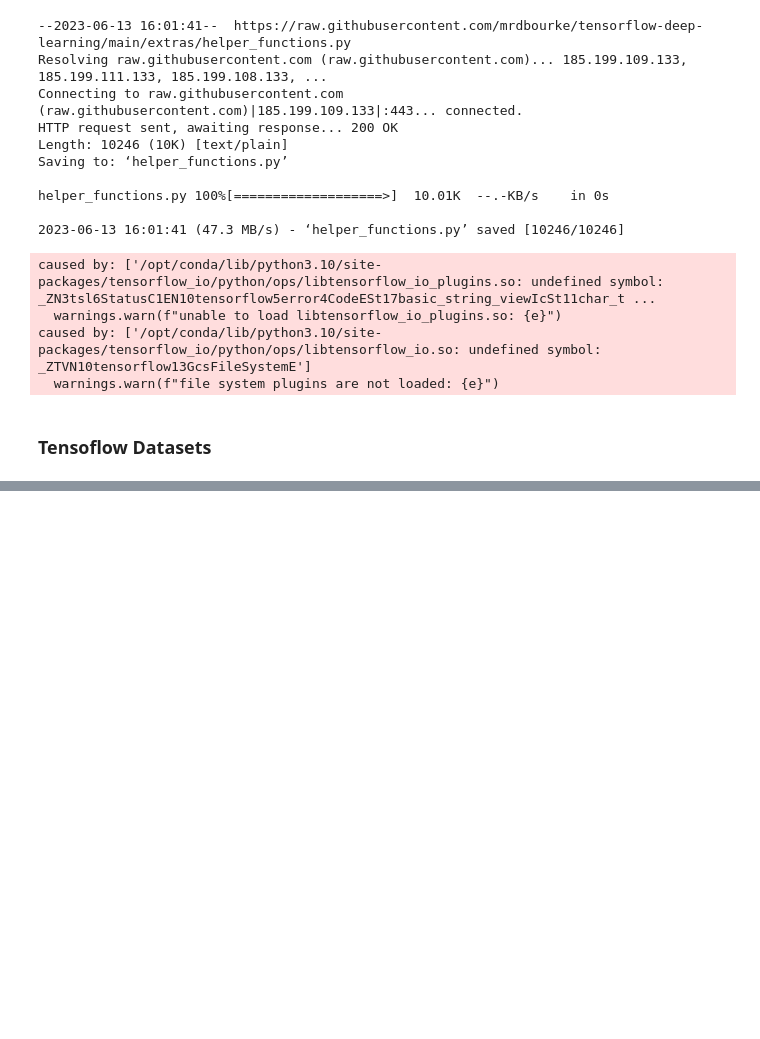
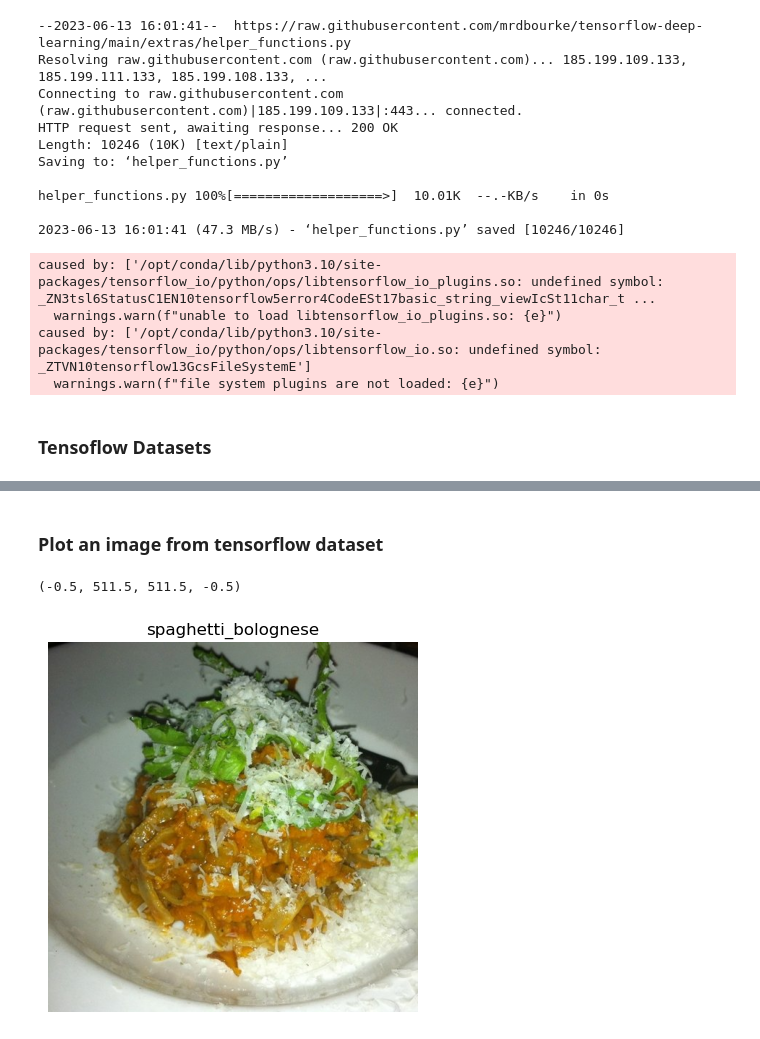
Before and after one commit to jahidul39306/TF_Journey, a Jupyter notebook: 7. Food Vision Big (Project 1)/food-vision.ipynb, the cells around one changed output, grey strips where cells are left out. Saved outputs shown, nothing was run; the diff lists cells and outputs as text; code cells hidden in the pictures; blank space fills up the shorter version.

Commit message:
visualization

```diff
--- a/7. Food Vision Big (Project 1)/food-vision.ipynb
+++ b/7. Food Vision Big (Project 1)/food-vision.ipynb
@@ -61,0 +83,2 @@ class_names[:10]
+# %%
+train_one_sample = train_data.take(1)
@@ -61,0 +93,8 @@ class_names[:10]
+# %%
+for image, label in train_one_sample:
+  print(f"""
+  Image shape: {image.shape}
+  Image dtype: {image.dtype}
+  Target class from Food101 (tensor form): {label}
+  Class name (str form): {class_names[label.numpy()]}
+        """)
@@ -61,0 +126,2 @@ class_names[:10]
+# %% [markdown]
+### Plot an image from tensorflow dataset
@@ -61,0 +130,7 @@ class_names[:10]
+# %%
+plt.imshow(image)
+plt.title(class_names[label.numpy()])
+plt.axis(False)
+# %% [output]
+(-0.5, 511.5, 511.5, -0.5)
+[figure, added]
```
Also changed, not shown: parts of 9 cells of this notebook.
